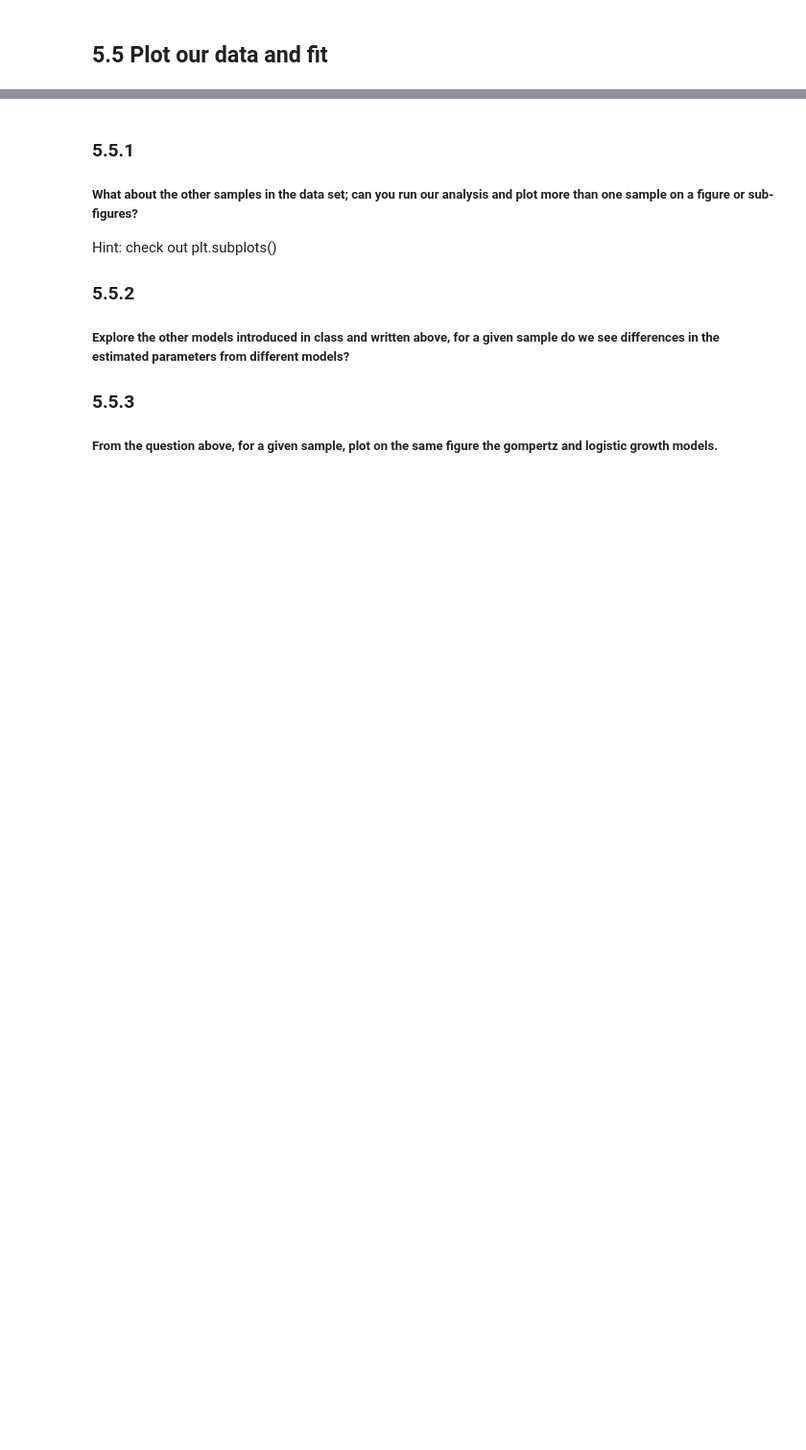
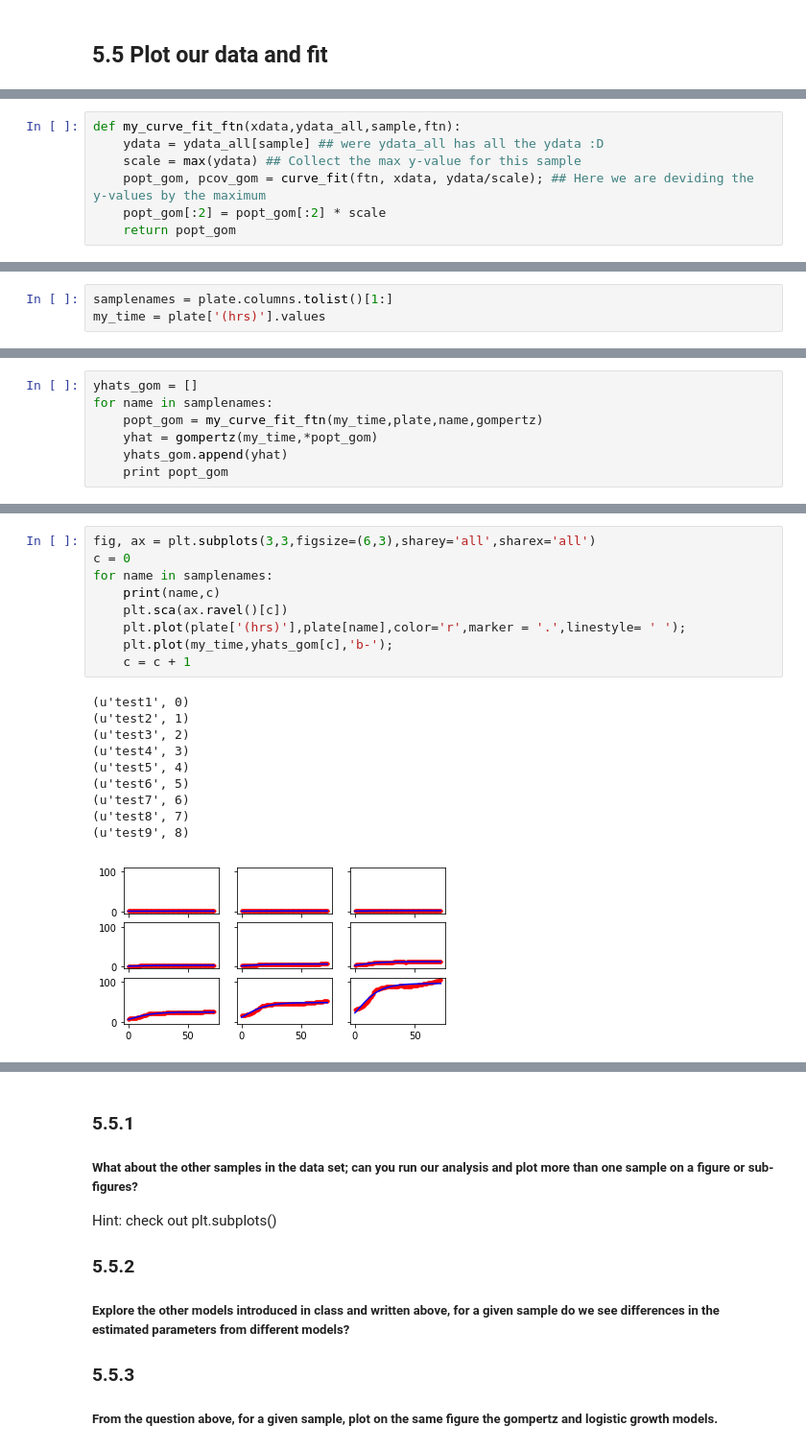
Before and after one commit to amyschmid/miniterm_2018, a Jupyter notebook: Modeling Microbial Growth.ipynb, the cells around one changed output, grey strips where cells are left out. Shown at 96% size. Saved outputs shown, nothing was run; the diff lists cells and outputs as text; blank space fills up the shorter version.

```diff
--- a/Modeling Microbial Growth.ipynb
+++ b/Modeling Microbial Growth.ipynb
@@ -171,0 +253,7 @@ print "R2 Gompertz:", round(r_squared(ydata,yhat_gom),3)
+# %%
+def my_curve_fit_ftn(xdata,ydata_all,sample,ftn):
+    ydata = ydata_all[sample] ## were ydata_all has all the ydata :D
+    scale = max(ydata) ## Collect the max y-value for this sample
+    popt_gom, pcov_gom = curve_fit(ftn, xdata, ydata/scale); ## Here we are deviding the y-values by the maximum
+    popt_gom[:2] = popt_gom[:2] * scale
+    return popt_gom
@@ -171,0 +281,3 @@ print "R2 Gompertz:", round(r_squared(ydata,yhat_gom),3)
+# %%
+samplenames = plate.columns.tolist()[1:]
+my_time = plate['(hrs)'].values
@@ -171,0 +288,7 @@ print "R2 Gompertz:", round(r_squared(ydata,yhat_gom),3)
+# %%
+yhats_gom = []
+for name in samplenames:
+    popt_gom = my_curve_fit_ftn(my_time,plate,name,gompertz)
+    yhat = gompertz(my_time,*popt_gom)
+    yhats_gom.append(yhat)
+    print popt_gom
@@ -172 +317,21 @@ print "R2 Gompertz:", round(r_squared(ydata,yhat_gom),3)
+# %%
+fig, ax = plt.subplots(3,3,figsize=(6,3),sharey='all',sharex='all')
+c = 0
+for name in samplenames:
+    print(name,c)
+    plt.sca(ax.ravel()[c])
+    plt.plot(plate['(hrs)'],plate[name],color='r',marker = '.',linestyle= ' ');
+    plt.plot(my_time,yhats_gom[c],'b-');
+    c = c + 1
+# %% [output]
+(u'test1', 0)
+(u'test2', 1)
+(u'test3', 2)
+(u'test4', 3)
+(u'test5', 4)
+(u'test6', 5)
+(u'test7', 6)
+(u'test8', 7)
+(u'test9', 8)
+[figure, added]
 # %%
```
Also changed, not shown: parts of 24 cells of this notebook.
